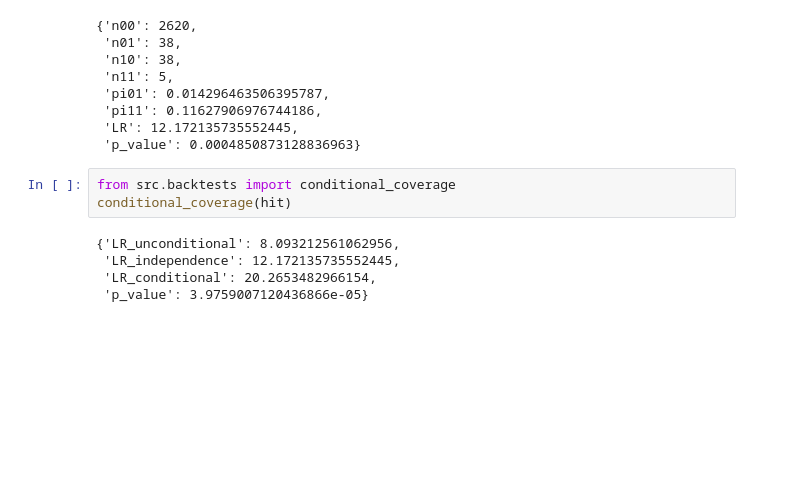
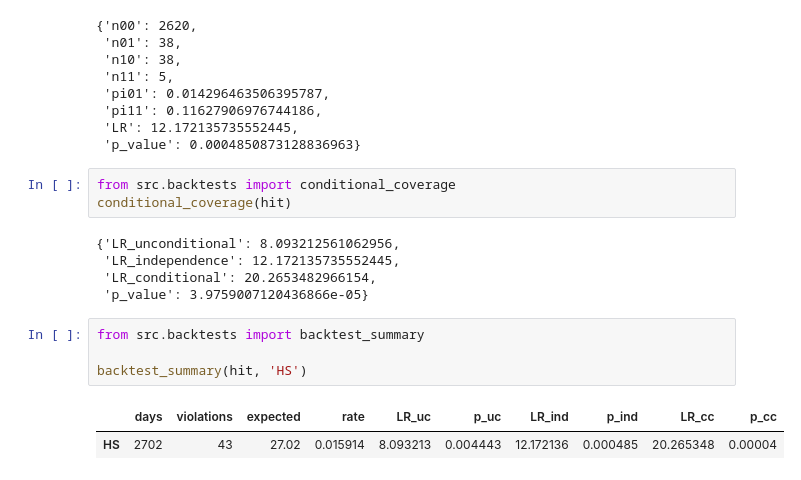
Before and after one commit to robertmatei42/tail-risk-forecasting, a Jupyter notebook: notebooks/02_historical_simulation.ipynb, the cells around one changed output. Saved outputs shown, nothing was run; the diff lists cells and outputs as text; blank space fills up the shorter version.

Commit message:
Add backtest summary function containing all tests in one table

```diff
--- a/notebooks/02_historical_simulation.ipynb
+++ b/notebooks/02_historical_simulation.ipynb
@@ -94,3 +94,10 @@ conditional_coverage(hit)
  'LR_independence': 12.172135735552445,
  'LR_conditional': 20.2653482966154,
  'p_value': 3.9759007120436866e-05}
+# %%
+from src.backtests import backtest_summary
+
+backtest_summary(hit, 'HS')
+# %% [output]
+|  | days | violations | expected | rate | LR_uc | p_uc | LR_ind | p_ind | LR_cc | p_cc |
+| HS | 2702 | 43 | 27.02 | 0.015914 | 8.093213 | 0.004443 | 12.172136 | 0.000485 | 20.265348 | 0.00004 |
```
Also changed, not shown: 1 other file.
